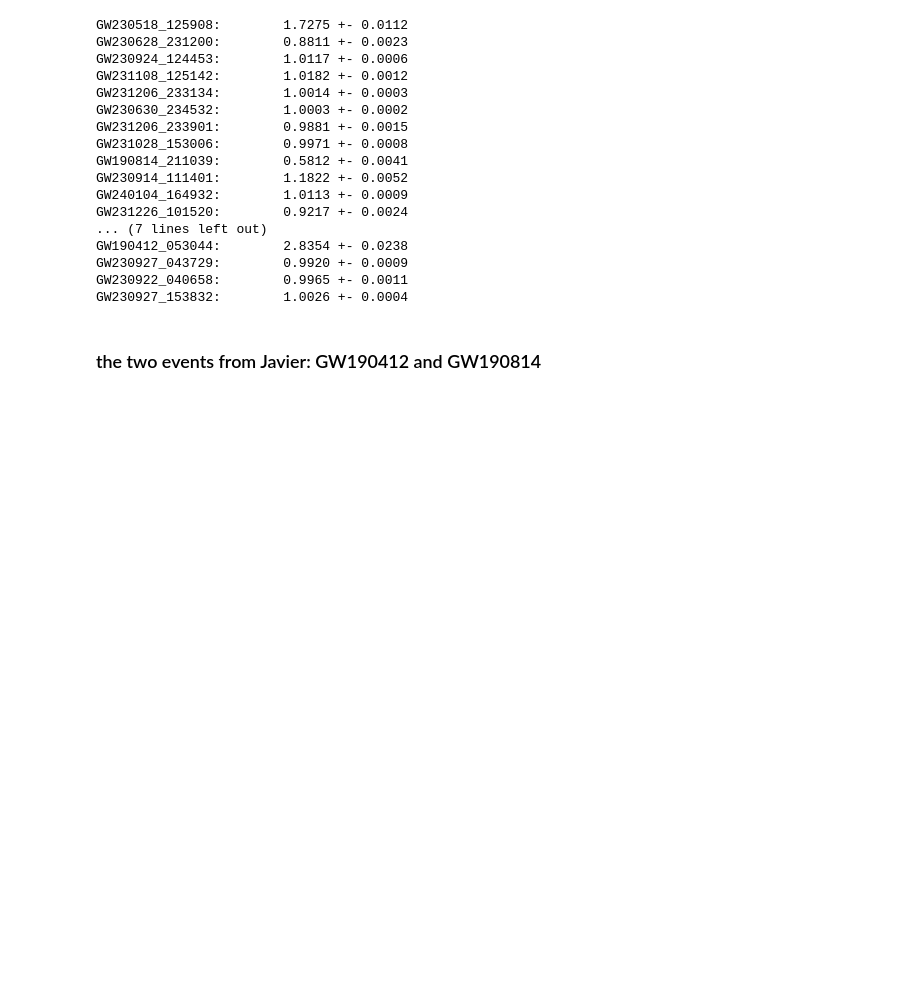
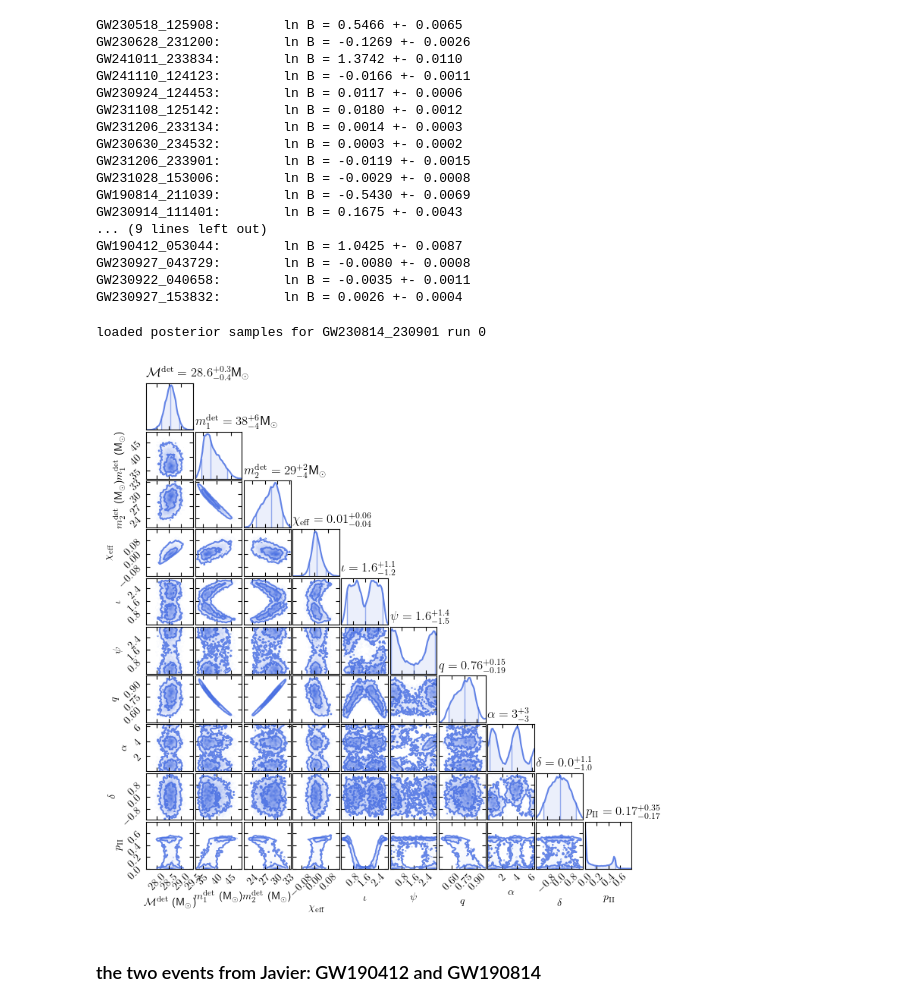
Before and after one commit to abbyw24/gw-parameter-estimation, a Jupyter notebook: notebooks/PE_results_lensing.ipynb, the cells around one changed output. Saved outputs shown, nothing was run; the diff lists cells and outputs as text; code cells hidden in the pictures; blank space fills up the shorter version.

```diff
--- a/notebooks/PE_results_lensing.ipynb
+++ b/notebooks/PE_results_lensing.ipynb
@@ -150,24 +121,36 @@ loaded posterior samples for GW230927_153832 run 0
 # %%
-for eventname, (median, std) in bayes_factors.items():
-    print(f"{eventname}:\t{median:.4f} +- {std:.4f}")
+for eventname, (median, std) in lnBayes.items():
+    print(f"{eventname}:\tln B = {median:.4f} +- {std:.4f}")
 # %% [output]
-GW230518_125908:        1.7275 +- 0.0112
-GW230628_231200:        0.8811 +- 0.0023
-GW230924_124453:        1.0117 +- 0.0006
-GW231108_125142:        1.0182 +- 0.0012
-GW231206_233134:        1.0014 +- 0.0003
-GW230630_234532:        1.0003 +- 0.0002
-GW231206_233901:        0.9881 +- 0.0015
-GW231028_153006:        0.9971 +- 0.0008
-GW190814_211039:        0.5812 +- 0.0041
-GW230914_111401:        1.1822 +- 0.0052
-GW240104_164932:        1.0113 +- 0.0009
-GW231226_101520:        0.9217 +- 0.0024
-... (7 lines left out)
-GW190412_053044:        2.8354 +- 0.0238
-GW230927_043729:        0.9920 +- 0.0009
-GW230922_040658:        0.9965 +- 0.0011
-GW230927_153832:        1.0026 +- 0.0004
+GW230518_125908:        ln B = 0.5466 +- 0.0065
+GW230628_231200:        ln B = -0.1269 +- 0.0026
+GW241011_233834:        ln B = 1.3742 +- 0.0110
+GW241110_124123:        ln B = -0.0166 +- 0.0011
+GW230924_124453:        ln B = 0.0117 +- 0.0006
+GW231108_125142:        ln B = 0.0180 +- 0.0012
+GW231206_233134:        ln B = 0.0014 +- 0.0003
+GW230630_234532:        ln B = 0.0003 +- 0.0002
+GW231206_233901:        ln B = -0.0119 +- 0.0015
+GW231028_153006:        ln B = -0.0029 +- 0.0008
+GW190814_211039:        ln B = -0.5430 +- 0.0069
+GW230914_111401:        ln B = 0.1675 +- 0.0043
+... (9 lines left out)
+GW190412_053044:        ln B = 1.0425 +- 0.0087
+GW230927_043729:        ln B = -0.0080 +- 0.0008
+GW230922_040658:        ln B = -0.0035 +- 0.0011
+GW230927_153832:        ln B = 0.0026 +- 0.0004
+# %%
+# GW230814
+eventname = 'GW230814_230901'
+idx = np.where([x == eventname for x in eventname_list])[0][0]
+event_path = event_dir_list[idx]
+event_data, samples = load_event_data_and_posterior_samples(event_path, eventname)
+
+pars_to_plot = ['mchirp', 'm1', 'm2', 'chieff', 'iota', 'psi', 'q', 'ra', 'dec']
+corner_plot = plot_posterior_samples(samples, event_data, pars_to_plot=pars_to_plot)
+# %% [output]
+loaded posterior samples for GW230814_230901 run 0
+[figure, added]
 # %% [markdown]
 ### the two events from Javier: GW190412 and GW190814
 # %%
```
Also changed, not shown: parts of 4 cells of this notebook, 5 other files.
